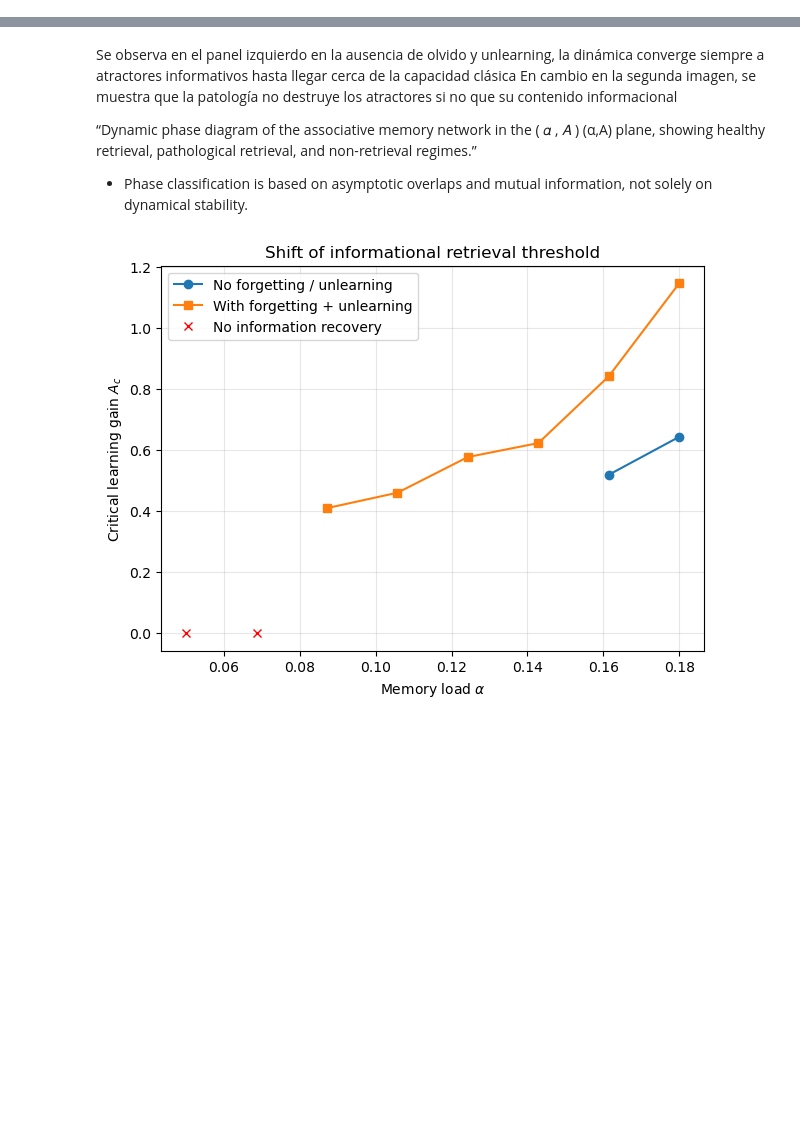
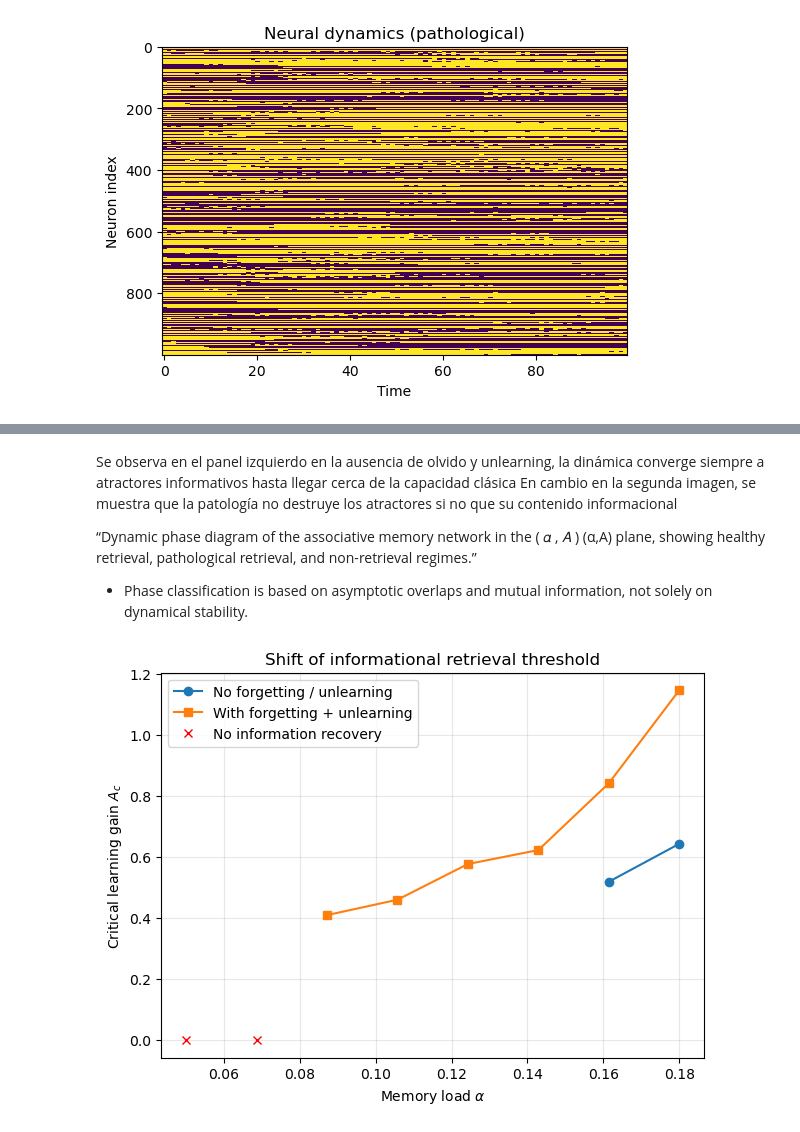
Before and after one commit to AnaMorresi/LASCON_2026, a Jupyter notebook: followingother.ipynb, the cells around one changed output, grey strips where cells are left out. Cells and saved outputs as stored; diff of their text form; code cells hidden in the pictures; blank space fills up the shorter version.

```diff
--- a/followingother.ipynb
+++ b/followingother.ipynb
@@ -263,0 +402,35 @@ plt.show()
+# %%
+# Parámetros
+alpha = 0.13
+A = 0.8              # patológico
+T_dyn = 100
+m_th = 0.2
+
+p = int(alpha * N)
+patterns = generate_patterns(N, p)
+
+# 1. red patológica
+W_path = build_pathological_network(
+    patterns, A, lam, eta, T_forget
+)
+
+# 2. estado inicial
+s0 = corrupt_pattern(patterns[0], 0.2)
+
+# 3. dinámica cognitiva
+history, attractor_seq = cognitive_dynamics(
+    W_path, s0, patterns, noise_var, T_dyn, m_th
+)
+
+# 4. métricas
+lifetimes = pseudo_attractor_lifetimes(attractor_seq)
+jumps = attractor_jumps(attractor_seq)
+
+plt.figure(figsize=(6,4))
+plt.imshow(history.T, aspect="auto", interpolation="nearest")
+plt.xlabel("Time")
+plt.ylabel("Neuron index")
+plt.title("Neural dynamics (pathological)")
+plt.show()
+# %% [output]
+[figure, added]
```
Also changed, not shown: parts of 14 cells of this notebook.
